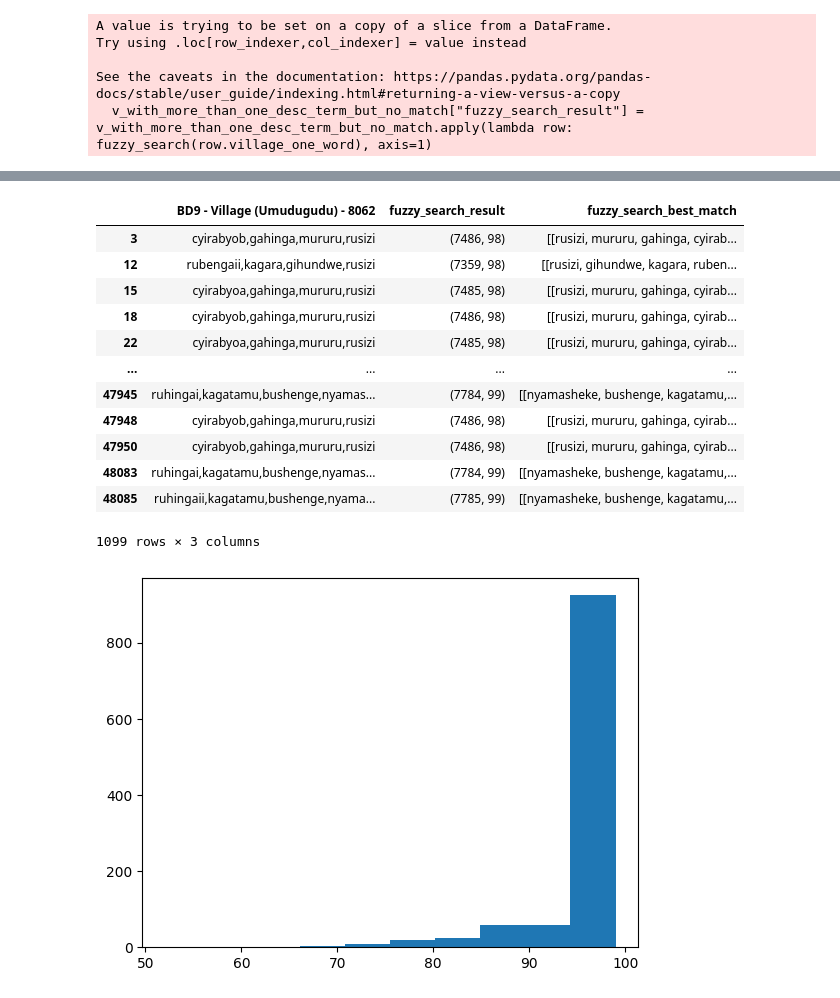
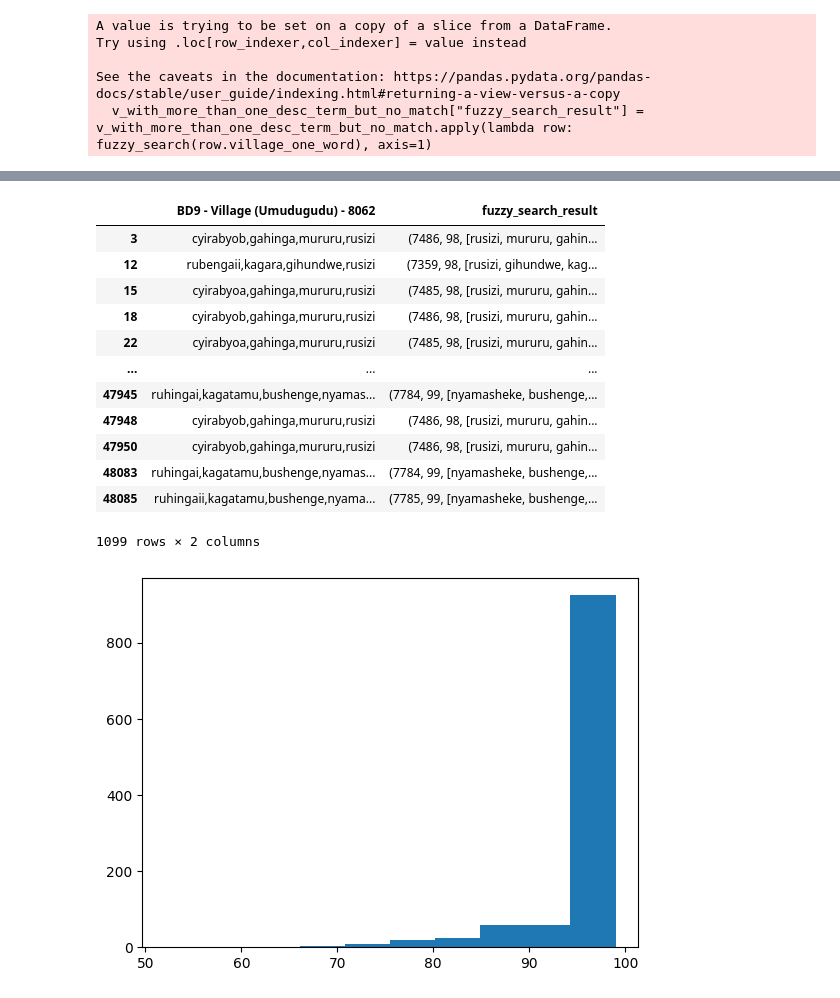
Before and after one commit to sid030sid/DYNAMIC-igh-ml-semester-project, a Jupyter notebook: rw-explorative-analysis.ipynb, the cells around one changed output, grey strips where cells are left out. Cells and saved outputs as stored; diff of their text form; code cells hidden in the pictures.

Commit message:
finsihed village column cleaning

```diff
--- a/rw-explorative-analysis.ipynb
+++ b/rw-explorative-analysis.ipynb
@@ -483,10 +494,8 @@ def fuzzy_search(village):
     closeness_score = [fuzz.ratio(village, v) for v in village_master["village_one_word"]]
     max_value = max(closeness_score)
     max_index = closeness_score.index(max_value)
-    best_match = village_master["village_one_word"].iloc[max_index]
+    best_match = village_master.iloc[max_index].values
     return (max_index, max_value, best_match)
-
-# TODO make code shorter by making use of the best_match value (the lower code determines the best_match based on the max_index which is inefficient)
 # %%
 v_with_more_than_one_desc_term_but_no_match["fuzzy_search_result"] = v_with_more_than_one_desc_term_but_no_match.apply(lambda row: fuzzy_search(row.village_one_word), axis=1)
 # %% [output]
@@ -496,4 +505,4 @@ Try using .loc[row_indexer,col_indexer] = value instead
 See the caveats in the documentation: https://pandas.pydata.org/pandas-docs/stable/user_guide/indexing.html#returning-a-view-versus-a-copy
   v_with_more_than_one_desc_term_but_no_match["fuzzy_search_result"] = v_with_more_than_one_desc_term_but_no_match.apply(lambda row: fuzzy_search(row.village_one_word), axis=1)
 # %%
-v_with_more_than_one_desc_term_but_no_match["fuzzy_search_best_match"] = [ village_master.iloc[[v[0]]].values for v in v_with_more_than_one_desc_term_but_no_match["fuzzy_search_result"]]
+#v_with_more_than_one_desc_term_but_no_match["fuzzy_search_best_match"] = [ village_master.iloc[[v[0]]].values for v in v_with_more_than_one_desc_term_but_no_match["fuzzy_search_result"]]
@@ -506,20 +509,21 @@ See the caveats in the documentation: https://pandas.pydata.org/pandas-docs/stab
 # %%
 # viewing fuzzy search results
-v_with_more_than_one_desc_term_but_no_match[["BD9 - Village (Umudugudu) - 8062", "fuzzy_search_result", "fuzzy_search_best_match"]]
+# NOTE: the order of the description of a village in the master list is: District, Sector, Cell, Village
+v_with_more_than_one_desc_term_but_no_match[["BD9 - Village (Umudugudu) - 8062", "fuzzy_search_result"]]
 # %% [output]
-|  | BD9 - Village (Umudugudu) - 8062 | fuzzy_search_result | fuzzy_search_best_match |
-| 3 | cyirabyob,gahinga,mururu,rusizi | (7486, 98) | [[rusizi, mururu, gahinga, cyirab... |
-| 12 | rubengaii,kagara,gihundwe,rusizi | (7359, 98) | [[rusizi, gihundwe, kagara, ruben... |
-| 15 | cyirabyoa,gahinga,mururu,rusizi | (7485, 98) | [[rusizi, mururu, gahinga, cyirab... |
-| 18 | cyirabyob,gahinga,mururu,rusizi | (7486, 98) | [[rusizi, mururu, gahinga, cyirab... |
-| 22 | cyirabyoa,gahinga,mururu,rusizi | (7485, 98) | [[rusizi, mururu, gahinga, cyirab... |
-| ... | ... | ... | ... |
-| 47945 | ruhingai,kagatamu,bushenge,nyamas... | (7784, 99) | [[nyamasheke, bushenge, kagatamu,... |
-| 47948 | cyirabyob,gahinga,mururu,rusizi | (7486, 98) | [[rusizi, mururu, gahinga, cyirab... |
-| 47950 | cyirabyob,gahinga,mururu,rusizi | (7486, 98) | [[rusizi, mururu, gahinga, cyirab... |
-| 48083 | ruhingai,kagatamu,bushenge,nyamas... | (7784, 99) | [[nyamasheke, bushenge, kagatamu,... |
-| 48085 | ruhingaii,kagatamu,bushenge,nyama... | (7785, 99) | [[nyamasheke, bushenge, kagatamu,... |
+|  | BD9 - Village (Umudugudu) - 8062 | fuzzy_search_result |
+| 3 | cyirabyob,gahinga,mururu,rusizi | (7486, 98, [rusizi, mururu, gahin... |
+| 12 | rubengaii,kagara,gihundwe,rusizi | (7359, 98, [rusizi, gihundwe, kag... |
+| 15 | cyirabyoa,gahinga,mururu,rusizi | (7485, 98, [rusizi, mururu, gahin... |
+| 18 | cyirabyob,gahinga,mururu,rusizi | (7486, 98, [rusizi, mururu, gahin... |
+| 22 | cyirabyoa,gahinga,mururu,rusizi | (7485, 98, [rusizi, mururu, gahin... |
+| ... | ... | ... |
+| 47945 | ruhingai,kagatamu,bushenge,nyamas... | (7784, 99, [nyamasheke, bushenge,... |
+| 47948 | cyirabyob,gahinga,mururu,rusizi | (7486, 98, [rusizi, mururu, gahin... |
+| 47950 | cyirabyob,gahinga,mururu,rusizi | (7486, 98, [rusizi, mururu, gahin... |
+| 48083 | ruhingai,kagatamu,bushenge,nyamas... | (7784, 99, [nyamasheke, bushenge,... |
+| 48085 | ruhingaii,kagatamu,bushenge,nyama... | (7785, 99, [nyamasheke, bushenge,... |
-1099 rows × 3 columns
+1099 rows × 2 columns
 # %%
 # analysis and validation of fuzzy search results
 similarity_scores = [v[1] for v in v_with_more_than_one_desc_term_but_no_match["fuzzy_search_result"]]
```
Also changed, not shown: parts of 7 cells of this notebook, 1 other file.
